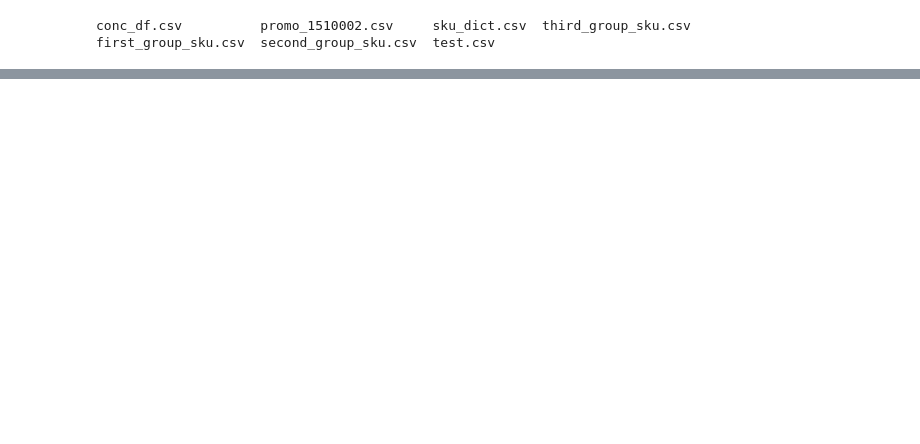
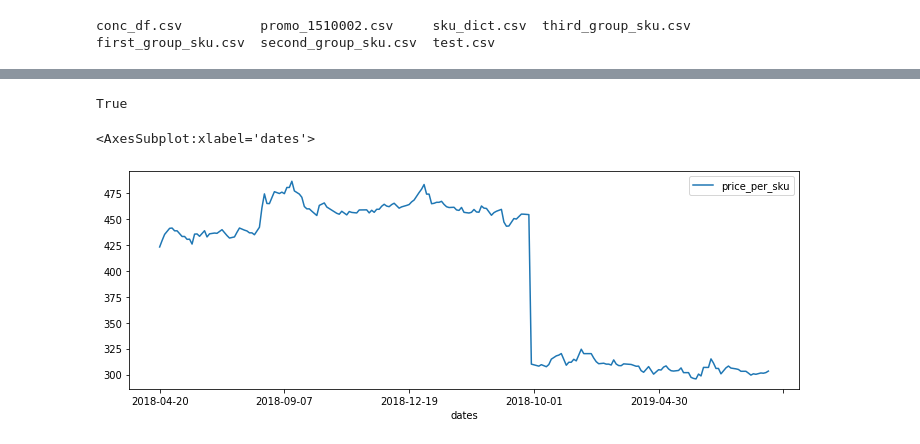
Before and after one commit to ILDAR9/advanced_ml, a Jupyter notebook: dynamic_price/notebooks/hw4.ipynb, the cells around one changed output, grey strips where cells are left out. Saved outputs shown, nothing was run; the diff lists cells and outputs as text; code cells hidden in the pictures; blank space fills up the shorter version.

```diff
--- a/dynamic_price/notebooks/hw4.ipynb
+++ b/dynamic_price/notebooks/hw4.ipynb
@@ -18,0 +99,16 @@ sku_dict = pd.read_csv(os.path.join(FLD, 'sku_dict.csv'))
+# %%
+df.price_per_sku.isnull().any()
+# %% [output]
+True
+# %%
+# Предложите вариант заполнения пропусков в данных.
+def price_imputation(d):
+    d = d.copy()
+    d.loc[d.price_per_sku.isnull(), 'price_per_sku'] = (d.price_per_sku.fillna(method='ffill')
+                                                    + d.price_per_sku.fillna(method='bfill'))/2
+    return d
+
+price_imputation(df1).plot(x='dates', y = 'price_per_sku', figsize=(12, 4))
+# %% [output]
+<AxesSubplot:xlabel='dates'>
+[figure, added]
```
Also changed, not shown: parts of 54 cells of this notebook, 8 other files.
